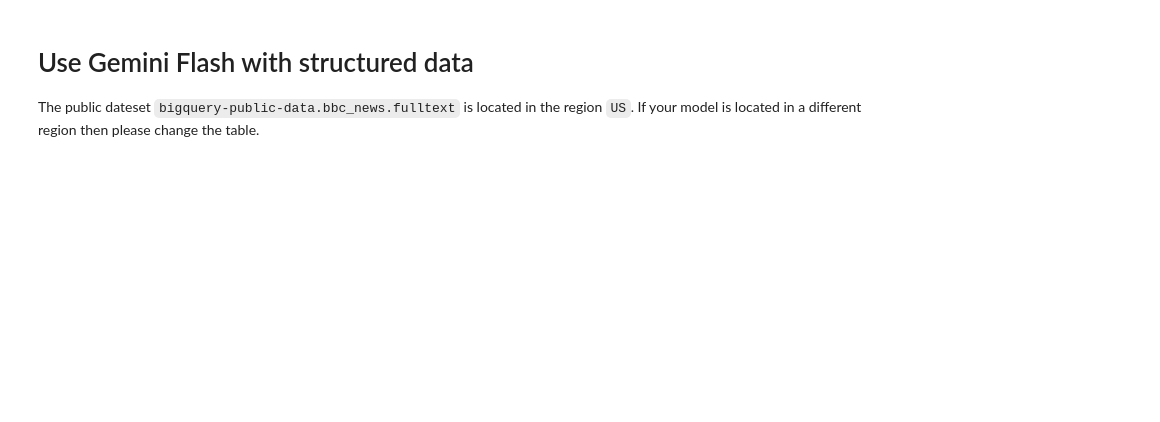
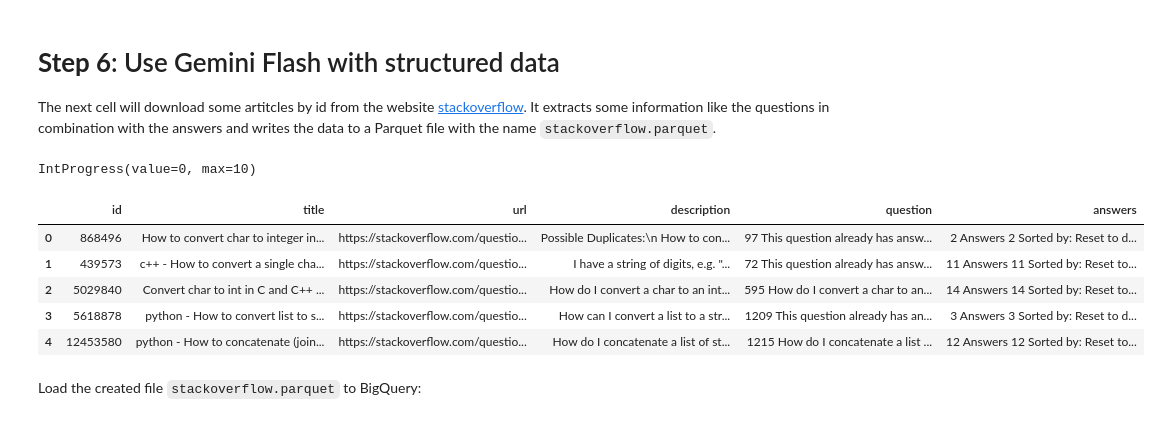
Before and after one commit to fuxs/notebooks, a Jupyter notebook: Gemini_BQ.ipynb, the cells around one changed output. Saved outputs shown, nothing was run; the diff lists cells and outputs as text; code cells hidden in the pictures; blank space fills up the shorter version.

```diff
--- a/Gemini_BQ.ipynb
+++ b/Gemini_BQ.ipynb
@@ -264,5 +342,45 @@ CREATE OR REPLACE MODEL `{project_}.{dataset_}.{model_}`
 REMOTE WITH CONNECTION `{project_}.{region_}.{connection_}`
 OPTIONS(endpoint = 'gemini-1.5-flash');""")
 # %% [markdown]
-# Use Gemini Flash with structured data
-The public dateset `bigquery-public-data.bbc_news.fulltext` is located in the region `US`. If your model is located in a different region then please change the table.
+# **Step 6**: Use Gemini Flash with structured data
+The next cell will download some artitcles by id from the website [stackoverflow](https://stackoverflow.com/questions). It extracts some information like the questions in combination with the answers and writes the data to a Parquet file with the name `stackoverflow.parquet`.
+# %%
+# @title Fetch content from stackoverflow
+import bs4 as bs
+import pandas as pd
+import requests
+from ipywidgets import IntProgress
+
+# these are ids of stackoverflow articles
+ids = ["868496", "439573", "5029840",
+       "5618878", "12453580", "9461241",
+       "80476", "36854940", "53271918", "51907035"]
+rows = []
+prog = IntProgress(min=0, max=len(ids)) # instantiate the bar
+display(prog)
+for id in ids:
+  res = requests.get(f"https://stackoverflow.com/questions/{id}")
+  soup = bs.BeautifulSoup(res.text, 'html.parser')
+  row = {
+      "id": id,
+      "title": soup.find('title').text,
+      "url": soup.find("meta", property="og:url")["content"],
+      "description": soup.find("meta", property="og:description")["content"],
+      "question": " ".join(soup.find(id='question').stripped_strings),
+      "answers": " ".join(soup.find(id='answers').stripped_strings)
+  }
+  rows.append(row)
+  prog.value += 1
+df = pd.DataFrame(rows)
+df.to_parquet("stackoverflow.parquet")
+df.head()
+# %% [output]
+IntProgress(value=0, max=10)
+|  | id | title | url | description | question | answers |
+| 0 | 868496 | How to convert char to integer in... | https://stackoverflow.com/questio... | Possible Duplicates:\n How to con... | 97 This question already has answ... | 2 Answers 2 Sorted by: Reset to d... |
+| 1 | 439573 | c++ - How to convert a single cha... | https://stackoverflow.com/questio... | I have a string of digits, e.g. "... | 72 This question already has answ... | 11 Answers 11 Sorted by: Reset to... |
+| 2 | 5029840 | Convert char to int in C and C++ ... | https://stackoverflow.com/questio... | How do I convert a char to an int... | 595 How do I convert a char to an... | 14 Answers 14 Sorted by: Reset to... |
+| 3 | 5618878 | python - How to convert list to s... | https://stackoverflow.com/questio... | How can I convert a list to a str... | 1209 This question already has an... | 3 Answers 3 Sorted by: Reset to d... |
+| 4 | 12453580 | python - How to concatenate (join... | https://stackoverflow.com/questio... | How do I concatenate a list of st... | 1215 How do I concatenate a list ... | 12 Answers 12 Sorted by: Reset to... |
+# %% [markdown]
+Load the created file `stackoverflow.parquet` to BigQuery:
```
Also changed, not shown: parts of 31 cells of this notebook.
